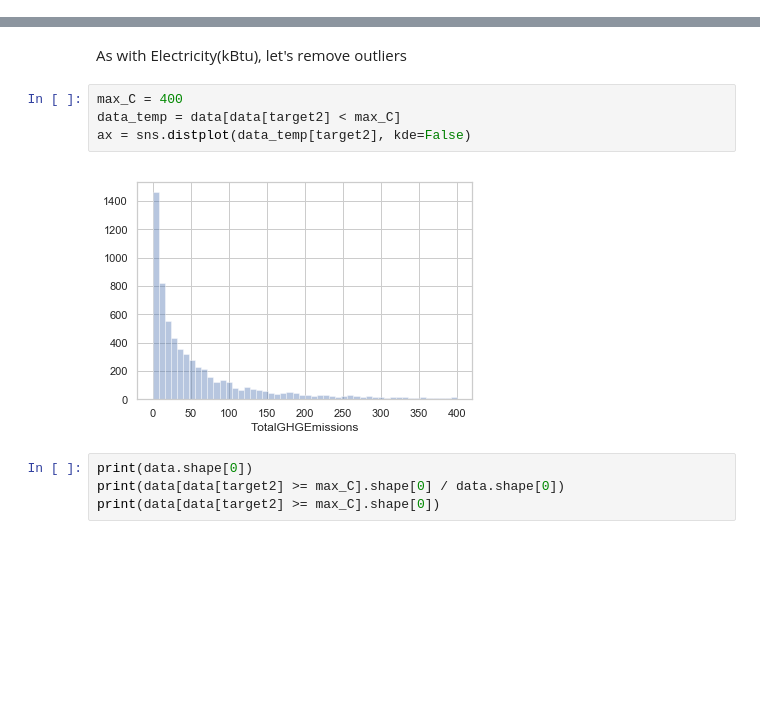
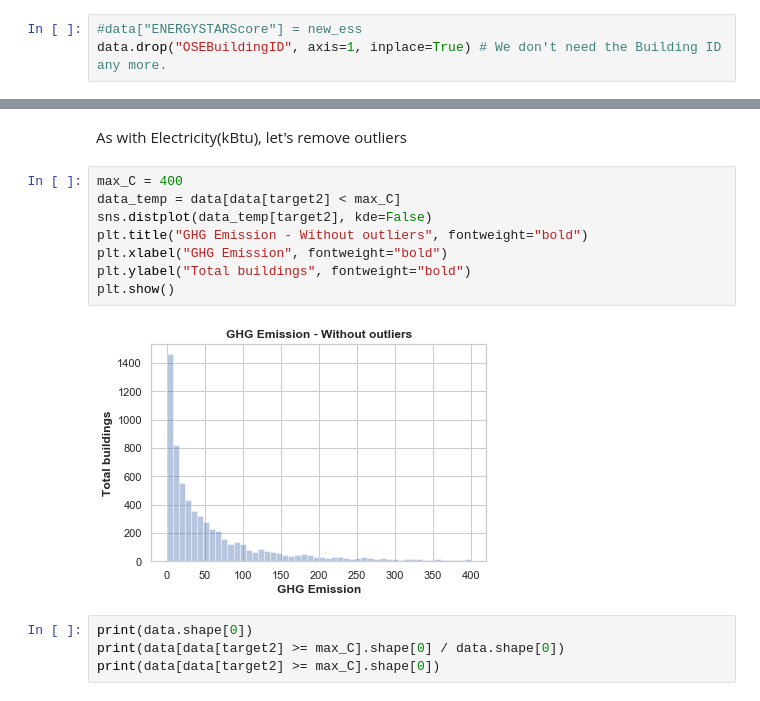
Before and after one commit to nicodesh/seattle-building-energy-prediction, a Jupyter notebook: seattle-building-energy-forecasting-part3.ipynb, the cells around one changed output, grey strips where cells are left out. Saved outputs shown, nothing was run; the diff lists cells and outputs as text; blank space fills up the shorter version.

```diff
--- a/seattle-building-energy-forecasting-part3.ipynb
+++ b/seattle-building-energy-forecasting-part3.ipynb
@@ -215,3 +242,6 @@ Name: ENERGYSTARScore, dtype: float64
+# %%
+#data["ENERGYSTARScore"] = new_ess
+data.drop("OSEBuildingID", axis=1, inplace=True) # We don't need the Building ID any more.
 # %% [markdown]
 ## PropertyGFAParking
 # %%
@@ -458,9 +506,13 @@ As with Electricity(kBtu), let's remove outliers
 # %%
 max_C = 400
 data_temp = data[data[target2] < max_C]
-ax = sns.distplot(data_temp[target2], kde=False)
+sns.distplot(data_temp[target2], kde=False)
+plt.title("GHG Emission - Without outliers", fontweight="bold")
+plt.xlabel("GHG Emission", fontweight="bold")
+plt.ylabel("Total buildings", fontweight="bold")
+plt.show()
 # %% [output]
-[figure, old version]
+[figure, new version]
 # %%
 print(data.shape[0])
 print(data[data[target2] >= max_C].shape[0] / data.shape[0])
```
Also changed, not shown: parts of 30 cells of this notebook, 7 other files.
